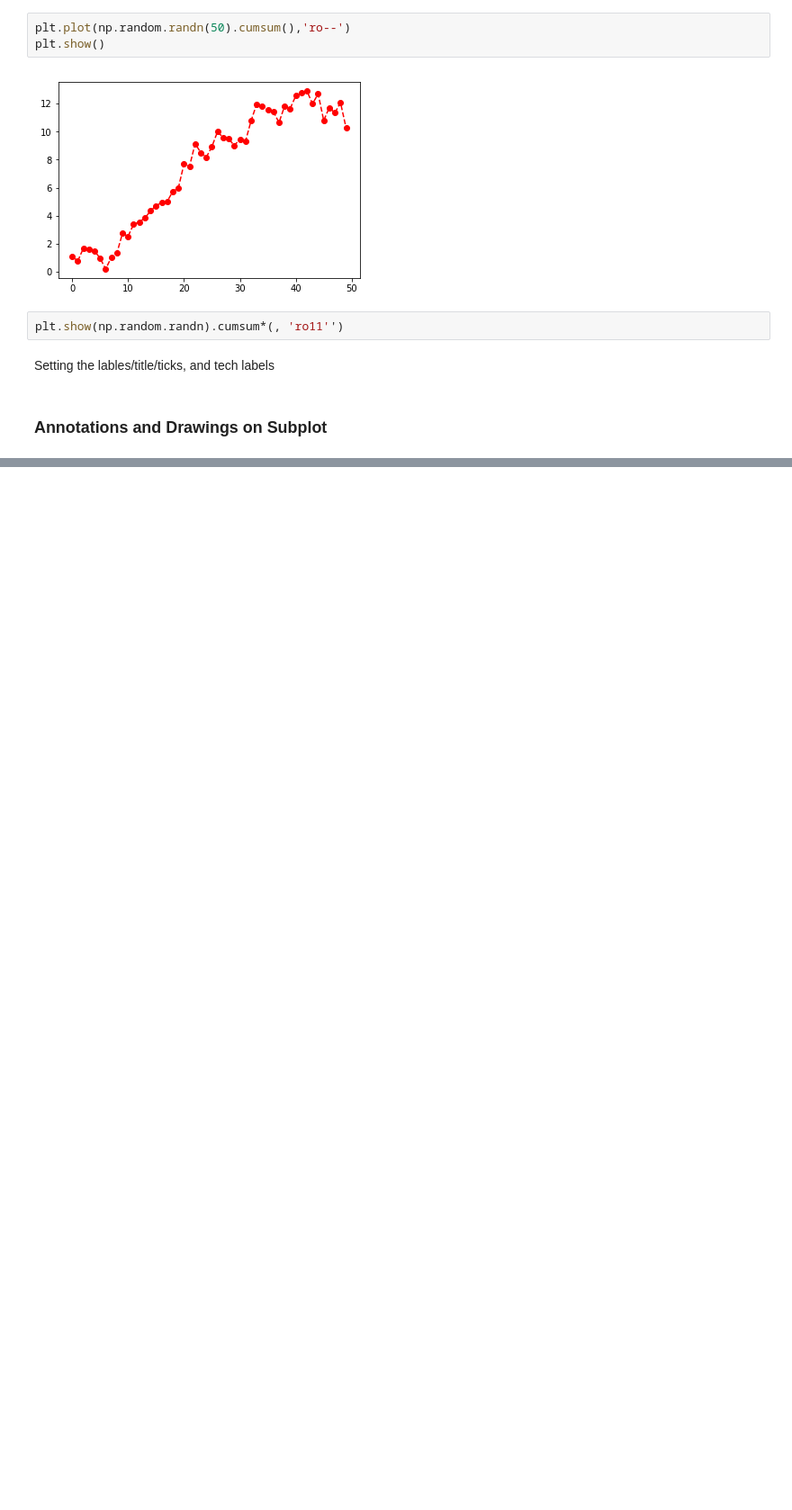
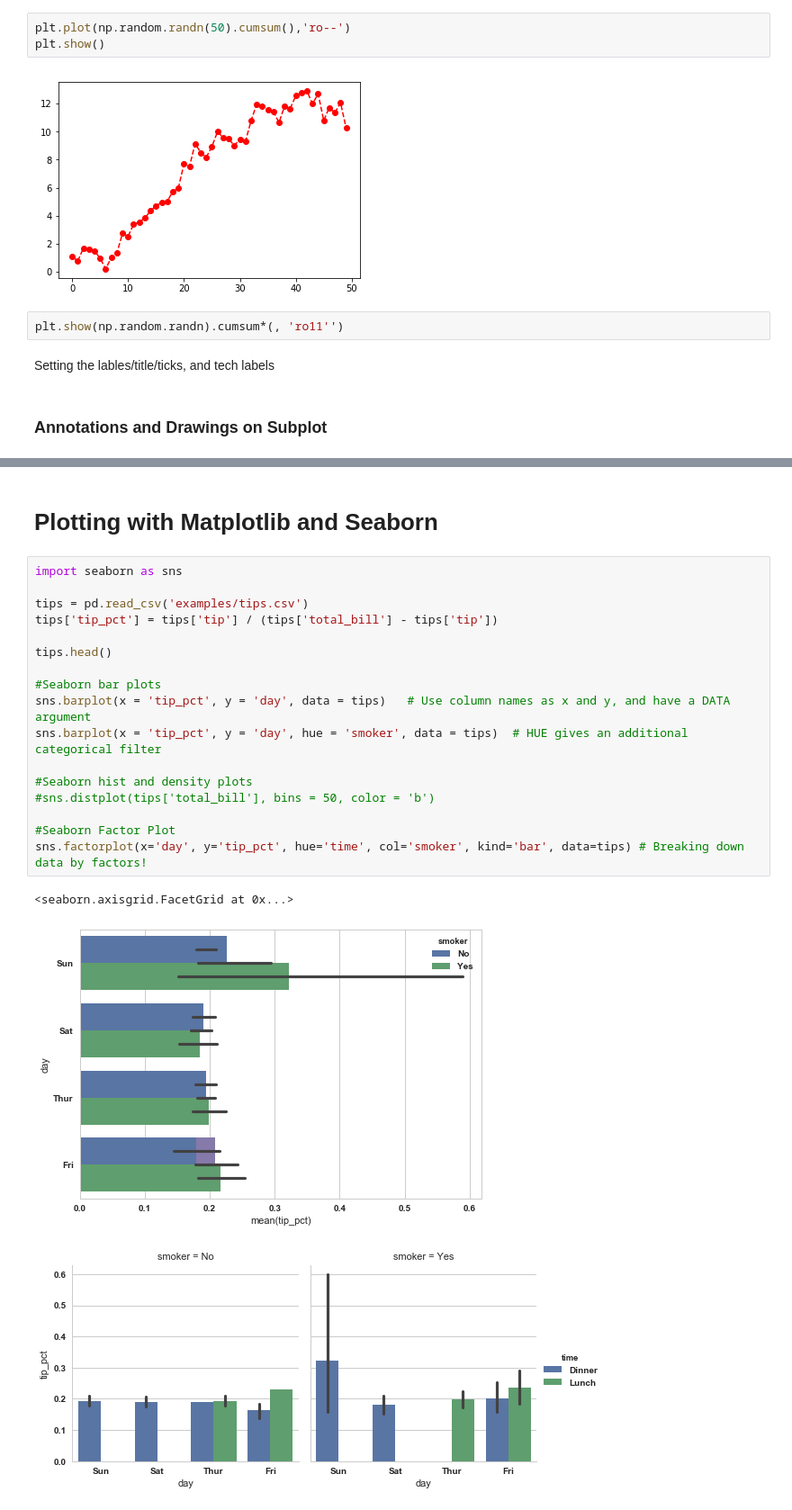
Before and after one commit to scQuant/Python_True, a Jupyter notebook: Sam_CH9_DataVisualization.ipynb, the cells around one changed output, grey strips where cells are left out. Shown: that part at 90% size. Saved outputs shown, nothing was run; the diff lists cells and outputs as text; blank space fills up the shorter version.

```diff
--- a/Sam_CH9_DataVisualization.ipynb
+++ b/Sam_CH9_DataVisualization.ipynb
@@ -86,0 +106,23 @@ data
+# %% [markdown]
+# Plotting with Matplotlib and Seaborn
+# %%
+import seaborn as sns
+
+tips = pd.read_csv('examples/tips.csv')
+tips['tip_pct'] = tips['tip'] / (tips['total_bill'] - tips['tip'])
+
+tips.head()
+
+#Seaborn bar plots
+sns.barplot(x = 'tip_pct', y = 'day', data = tips)   # Use column names as x and y, and have a DATA argument
+sns.barplot(x = 'tip_pct', y = 'day', hue = 'smoker', data = tips)  # HUE gives an additional categorical filter
+
+#Seaborn hist and density plots
+#sns.distplot(tips['total_bill'], bins = 50, color = 'b')
+
+#Seaborn Factor Plot
+sns.factorplot(x='day', y='tip_pct', hue='time', col='smoker', kind='bar', data=tips) # Breaking down data by factors!
+# %% [output]
+<seaborn.axisgrid.FacetGrid at 0x...>
+[figure, added]
+[figure, added]
```
Also changed, not shown: parts of 8 cells of this notebook.
